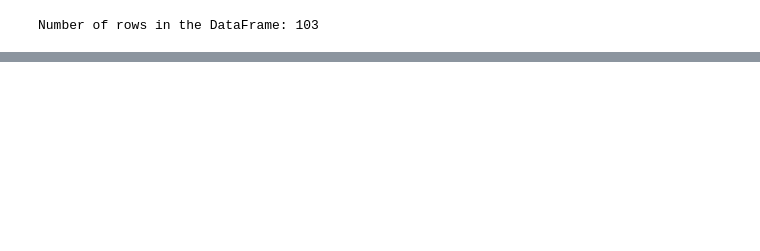
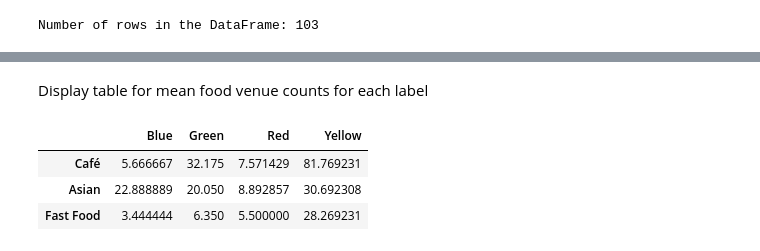
Before and after one commit to sanntann/Coursera_Capstone, a Jupyter notebook: Assessment_3.ipynb, the cells around one changed output, grey strips where cells are left out. Drawn from its saved outputs; the diff is of its cells as text; code cells hidden in the pictures; blank space fills up the shorter version.

```diff
--- a/Assessment_3.ipynb
+++ b/Assessment_3.ipynb
@@ -64,0 +270,3 @@ Number of rows in the DataFrame: 103
+# %%
+main_categories = best_pca_columns(df_venue_counts_normalized)
+print('The main food place categories for clustering Postcodes are:\n' + '\n'.join(main_categories))
@@ -64,0 +280,3 @@ Number of rows in the DataFrame: 103
+# %%
+df_venues = df_venue_counts[main_categories]
+df_venues_norm = df_venue_counts_normalized[main_categories]
@@ -64,0 +296,3 @@ Number of rows in the DataFrame: 103
+# %%
+kmeans = KMeans(n_clusters=4, random_state=0).fit(df_venues_norm)
+df['foodie_category'] = kmeans.labels_
@@ -64,0 +301,26 @@ Number of rows in the DataFrame: 103
+# %%
+from mpl_toolkits.mplot3d import Axes3D
+import numpy as np
+
+fig = plt.figure(figsize=(10,10))
+ax = fig.add_subplot(111, projection='3d')
+
+markers = ['o', '^', 's', '+']
+colors = ['r', 'g', 'b', 'y']
+
+for i in range(len(np.unique(df['foodie_category'].values))):
+    idx = df['foodie_category'] == i
+    x = df_venues_norm.loc[idx, df_venues_norm.columns[0]]
+    y = df_venues_norm.loc[idx, df_venues_norm.columns[1]]
+    z = df_venues_norm.loc[idx, df_venues_norm.columns[2]]
+    ax.scatter(x, y, z, c=colors[i], marker=markers[i])
+
+
+cat_names = df_venues_norm.columns
+ax.set_xlabel(df_venues_norm.columns[0])
+ax.set_ylabel(df_venues_norm.columns[1])
+ax.set_zlabel(df_venues_norm.columns[2])
+
+ax.view_init(elev=50, azim=70)
+
+plt.show()
@@ -64,0 +329,14 @@ Number of rows in the DataFrame: 103
+# %% [markdown]
+Display table for mean food venue counts for each label
+# %%
+cat_names = ['Red', 'Green', 'Blue', 'Yellow']
+cat_vals = {}
+for cat_nr in np.unique(df['foodie_category']):
+    idx = df['foodie_category'] == cat_nr
+    cat_vals[cat_names[cat_nr]] = df_venues.loc[idx, :].mean()
+pd.DataFrame(cat_vals)
+# %% [output]
+|  | Blue | Green | Red | Yellow |
+| Café | 5.666667 | 32.175 | 7.571429 | 81.769231 |
+| Asian | 22.888889 | 20.050 | 8.892857 | 30.692308 |
+| Fast Food | 3.444444 | 6.350 | 5.500000 | 28.269231 |
```
Also changed, not shown: parts of 62 cells of this notebook, 2 other files.
